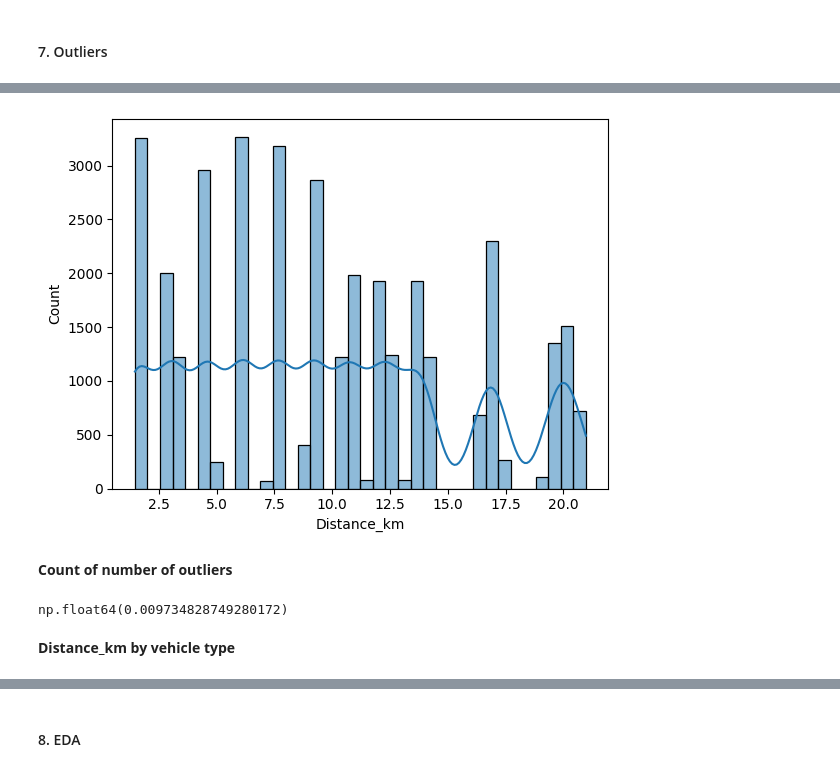
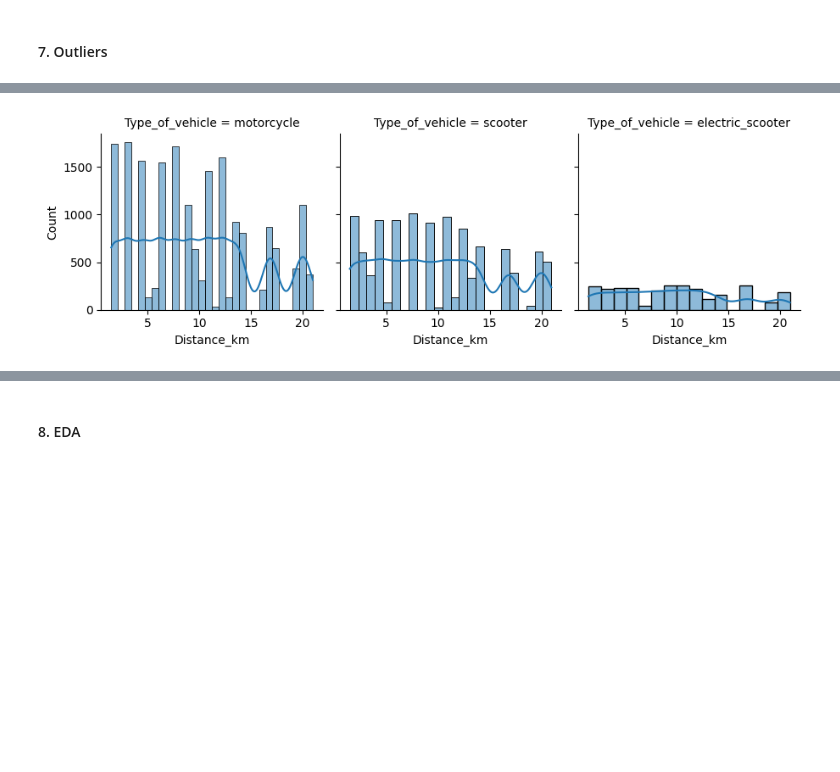
Before and after one commit to SJSUCMPE257/food-delivery-time-prediction, a Jupyter notebook: notebooks/Annas-experiment.ipynb, the cells around one changed output, grey strips where cells are left out. Cells and saved outputs as stored; diff of their text form; code cells hidden in the pictures; blank space fills up the shorter version.

Commit message:
Update outliers and EDA

```diff
--- a/notebooks/Annas-experiment.ipynb
+++ b/notebooks/Annas-experiment.ipynb
@@ -391,0 +429,10 @@ print(lower_bound, upper_bound)
+# %%
+# filter out outliers
+idx = (X_train['Distance_km'] >= lower_bound) & (X_train['Distance_km'] <= upper_bound)
+
+X_train_clean = X_train[idx]
+y_train_clean = y_train[idx]
+
+print(f"Removed {(~idx).sum()} outlier rows out of {len(X_train)} training rows")
+print(f"X_train_clean shape: {X_train_clean.shape}")
+print(f"y_train_clean shape: {y_train_clean.shape}")
@@ -392,16 +485,6 @@ print(lower_bound, upper_bound)
 # %%
-X_train_filtered = X_train[X_train['Distance_km'] <= upper_bound]
-
-sns.histplot(X_train_filtered['Distance_km'], kde=True)
+g = sns.FacetGrid(X_train_clean, col='Type_of_vehicle', col_wrap=4)
+g.map(sns.histplot, 'Distance_km', kde=True)
 plt.show()
 # %% [output]
-[figure, old version]
+[figure, new version]
-# %% [markdown]
-**Count of number of outliers**
-# %%
-# count number of Distance_km more than upper_bound
-(X_train['Distance_km'] > upper_bound).sum() / len(X_train['Distance_km'])
-# %% [output]
-np.float64(0.009734828749280172)
-# %% [markdown]
-**Distance_km by vehicle type**
```
Also changed, not shown: parts of 28 cells of this notebook.
